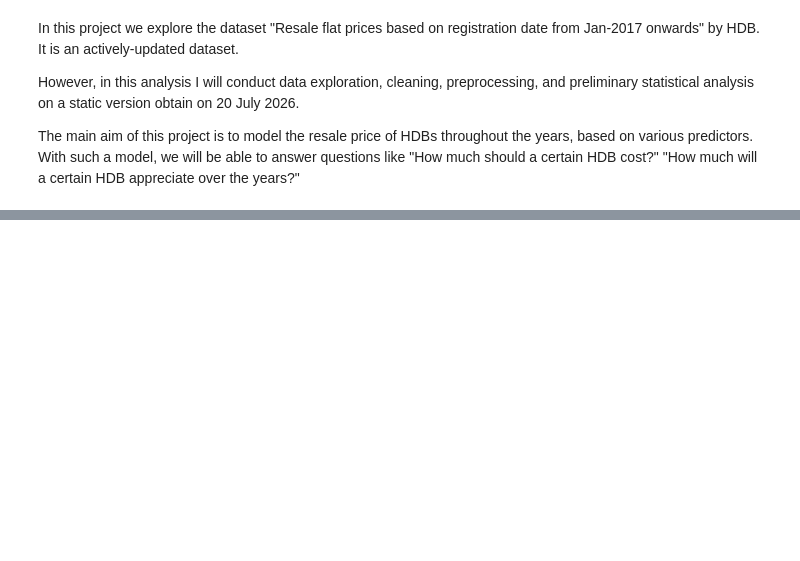
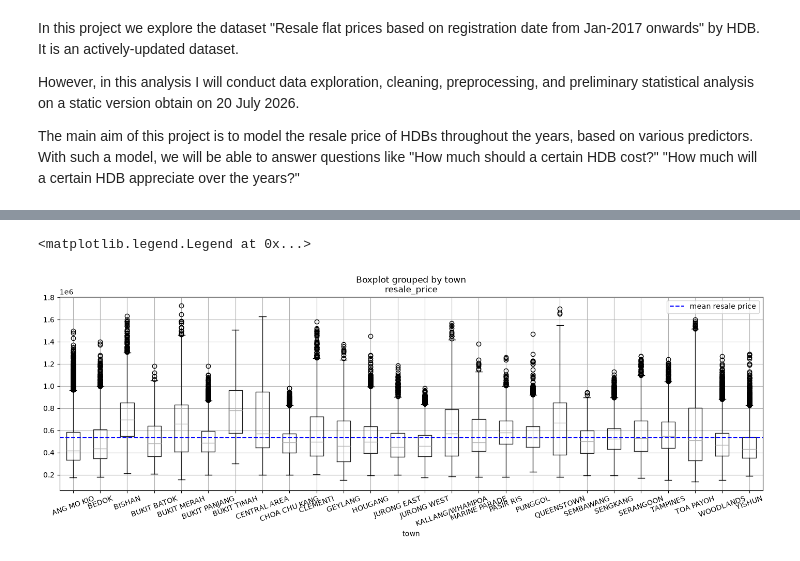
Before and after one commit to Dioclei/hdb-resale-prediction, a Jupyter notebook: data_exploration.ipynb, the cells around one changed output, grey strips where cells are left out. Drawn from its saved outputs; the diff is of its cells as text; code cells hidden in the pictures; blank space fills up the shorter version.

Commit message:
add datatypes transformation & exploration for categorical vars

```diff
--- a/data_exploration.ipynb
+++ b/data_exploration.ipynb
@@ -53,0 +64,26 @@ ResalePrices.describe()
+# %%
+# convert "month" string to a datetime variable and deal with any NaT (Not a Time) errors
+date = pd.to_datetime(ResalePrices['month'], format="%Y-%m", errors="coerce")
+print(f"Number of rows with date errors: {date.isna().sum()}")
+ResalePrices = ResalePrices[~date.isna()]
+# find minimum and maximum date
+print(f"Min date: {date.min()}")
+print(f"Max date: {date.max()}")
+# to note:
+# - minimum date is 2017 January which makes sense, this dataset only records data starting from 2017.
+# - more data can be obtained for before 2017 but I wanted to look only at the recent trends and felt that about 8.5 years of data would be sufficient.
+
+# create new quantitative variable "regdate_months_since_Jan2017" counting number of months since minimum date (Jan 2017) for the registration date of the sale.
+# - note that "months" vary from 28 days to 31 days but since the data is recorded in months I decided to keep the same format.
+# - this value is 0 for the first month in the dataset (January 2017)
+# - we expect the resale price to go up with this number due to external economic factors like inflation.
+ResalePrices['regdate_months_since_Jan2017'] = (date.dt.year - 2017) * 12 + (date.dt.month) - 1
+
+# convert "storey_range" to ordinal categorical variable, by dividing the storey number by 3
+ResalePrices['storey_range_cat'] = ResalePrices['storey_range'].str.split(" TO ").str[1].astype(int) // 3
+
+# convert "remaining_lease" to a quantitative variable by parsing its string value
+df = ResalePrices['remaining_lease'].str.extract(r"(?:(\d+) years?)?\s?(?:(\d+) months?)?").fillna(0) # extract years and months from the string (can be null), fill nulls to 0
+ResalePrices['remaining_lease_months'] = df.loc[:, 0].astype(int) * 12 + df.loc[:, 1].astype(int) # num years * 12 + num months
+
+ResalePrices.head(2)
@@ -53,0 +140,8 @@ ResalePrices.describe()
+# %%
+fig, ax = plt.subplots(figsize=(17, 5))
+ResalePrices.boxplot(column="resale_price", by="town", ax=ax, rot=20)
+ax.axhline(y=ResalePrices['resale_price'].mean(), c="b", ls="--", label="mean resale price")
+ax.legend(loc="upper right")
+# %% [output]
+<matplotlib.legend.Legend at 0x...>
+[figure, added]
```
Also changed, not shown: parts of 22 cells of this notebook.
